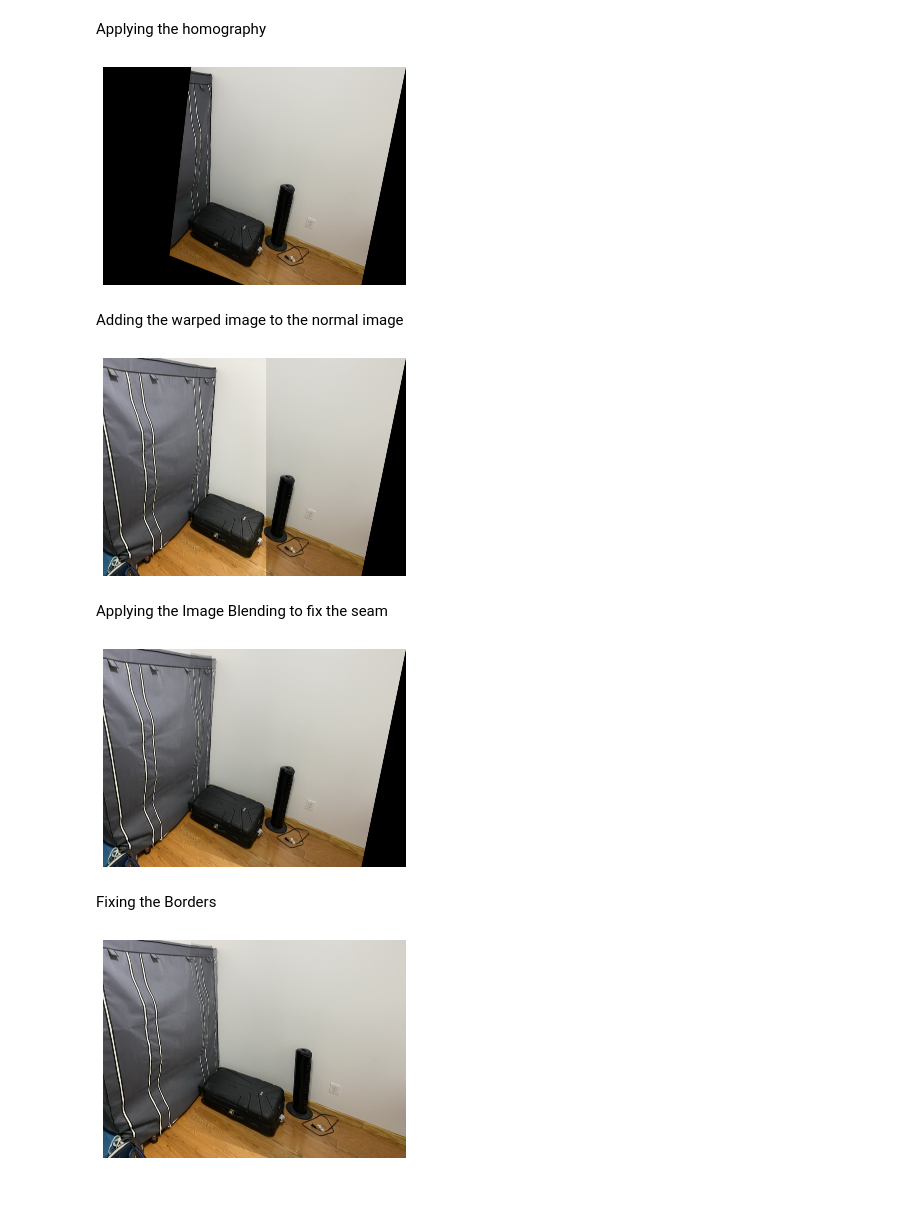
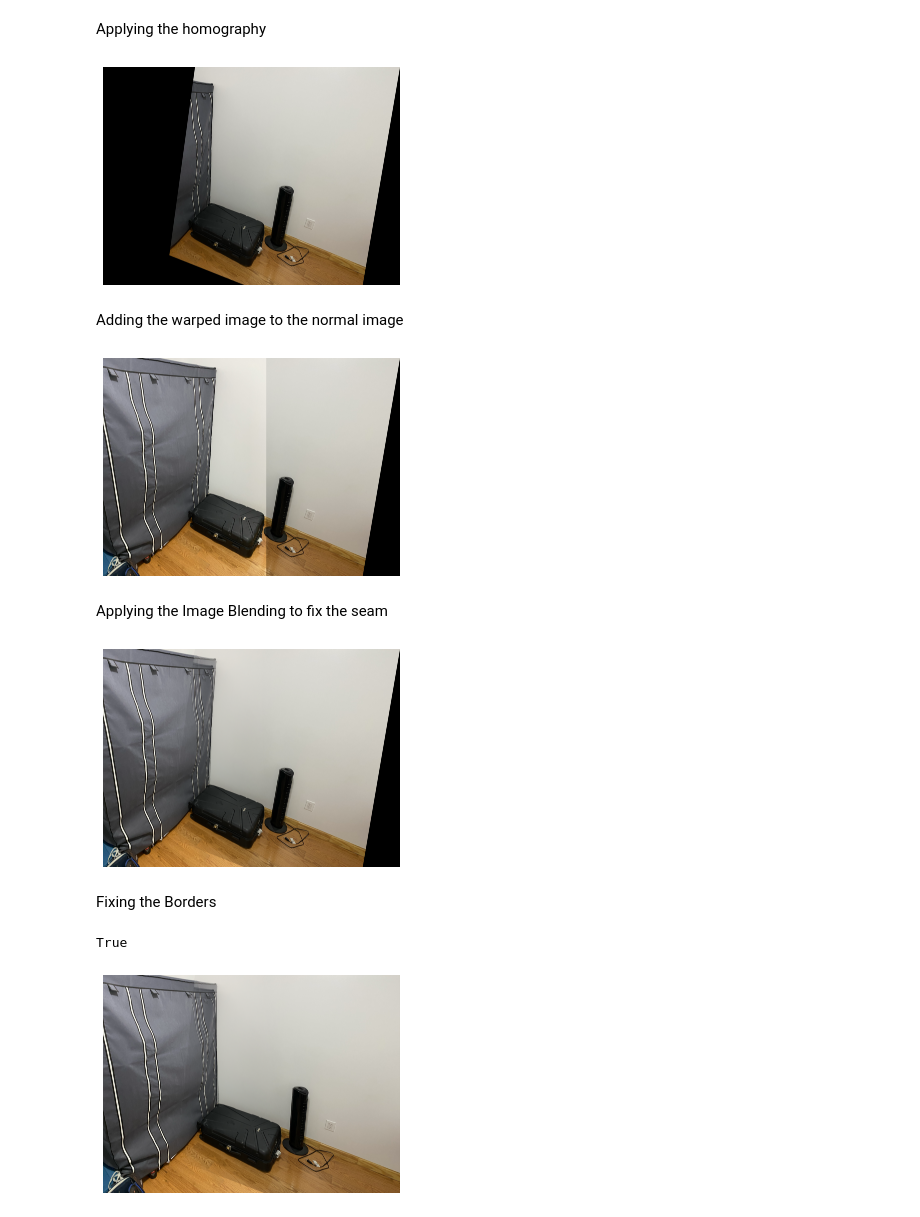
Before and after one commit to RohanG9929/Optimized-Image-Stitching, a Jupyter notebook: optimisedStitching.ipynb, the cells around one changed output. Drawn from its saved outputs; the diff is of its cells as text; code cells hidden in the pictures.

Commit message:
Added Image output

```diff
--- a/optimisedStitching.ipynb
+++ b/optimisedStitching.ipynb
@@ -216,10 +216,8 @@ def show_cv_image(img):
 # %% [markdown]
 Reading the Images; Finding and matching features
 # %%
-
-imageL = cv.imread("Images/one.png",1)
-imageR = cv.imread("Images/two.png",1)
-# (result,H) = stitch([(imageL), (imageR)])
+imageL = cv.imread("Images/to_stitch/one.png",1)
+imageR = cv.imread("Images/to_stitch/two.png",1)
 
 ############################################
 # Detecting Features
@@ -252,7 +250,7 @@ result = cv.warpPerspective(imageR, H,(int(cornersX.max(axis=0)[1]), imageR.shap
 imWarped = result.copy()
 show_cv_image(imWarped)
 # %% [output]
-[figure, old version]
+[figure, new version]
 # %% [markdown]
 Adding the warped image to the normal image
 # %%
@@ -265,7 +263,7 @@ result[0:imageR.shape[0], 0:imageR.shape[1]] = imageL
 
 show_cv_image(result)
 # %% [output]
-[figure, old version]
+[figure, new version]
 # %% [markdown]
 Applying the Image Blending to fix the seam
 # %%
@@ -275,21 +273,23 @@ Applying the Image Blending to fix the seam
 optim = optimizeSeam(imageL,imWarped,result,cornersX,cornersY)
 show_cv_image(optim)
 # %% [output]
-[figure, old version]
+[figure, new version]
 # %% [markdown]
 Fixing the Borders
 # %%
 ############################################
 # Fixing the black border areas
 ############################################
 # final = fitBorder(optim)
 sourcePts = np.float32([[0,0],[0,optim.shape[0]],[cornersX[0,1],cornersY[0,1]],[cornersX[1,1],cornersY[1,1]]])
 destPts = np.float32([[0,0],[0,optim.shape[0]],[optim.shape[1],0],[optim.shape[1],optim.shape[0]]])
 T = cv.getPerspectiveTransform(sourcePts, destPts)
 final = cv.warpPerspective(optim.copy(), T, (optim.shape[1], optim.shape[0]))
 show_cv_image(final)
+cv.imwrite('Images/stitched/stiched.png',final)
 # %% [output]
+True
-[figure, old version]
+[figure, new version]
 # %%
 
 # def stitch( images, ratio=0.75, reprojThresh=4.0):
```
Also changed, not shown: parts of 1 cell of this notebook, 9 other files.
